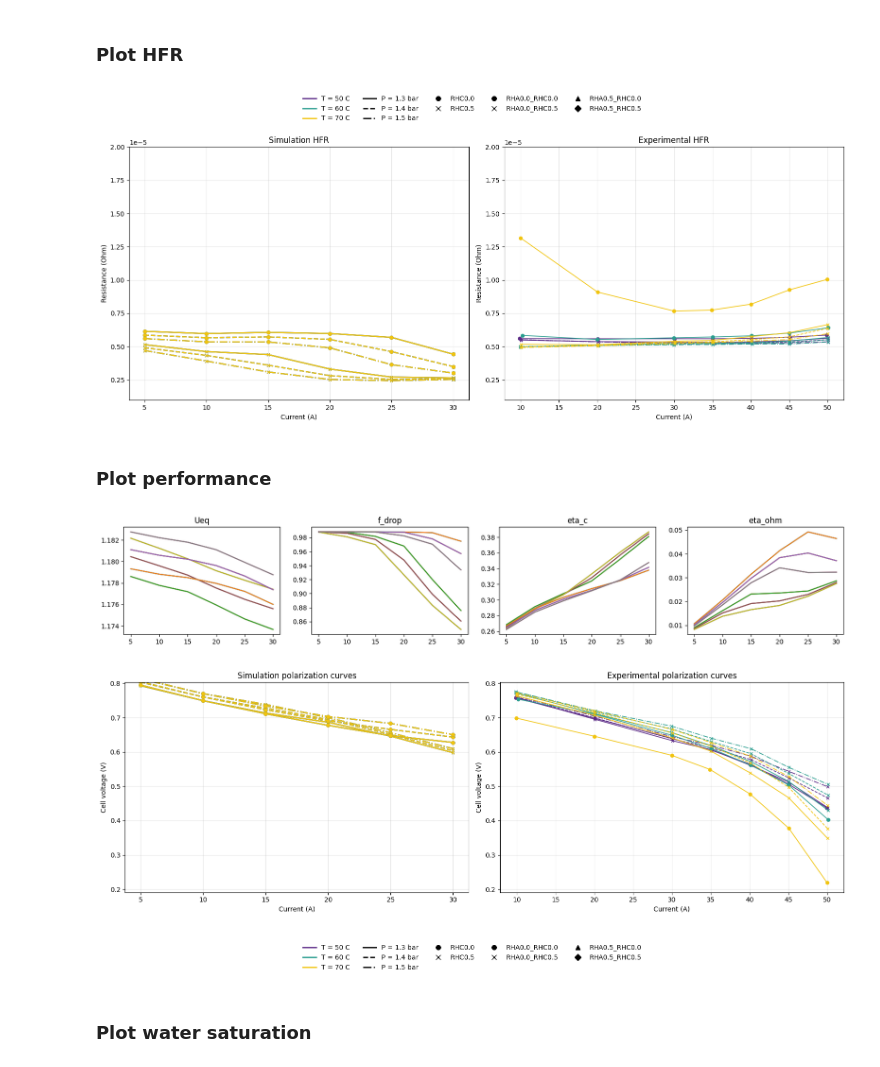
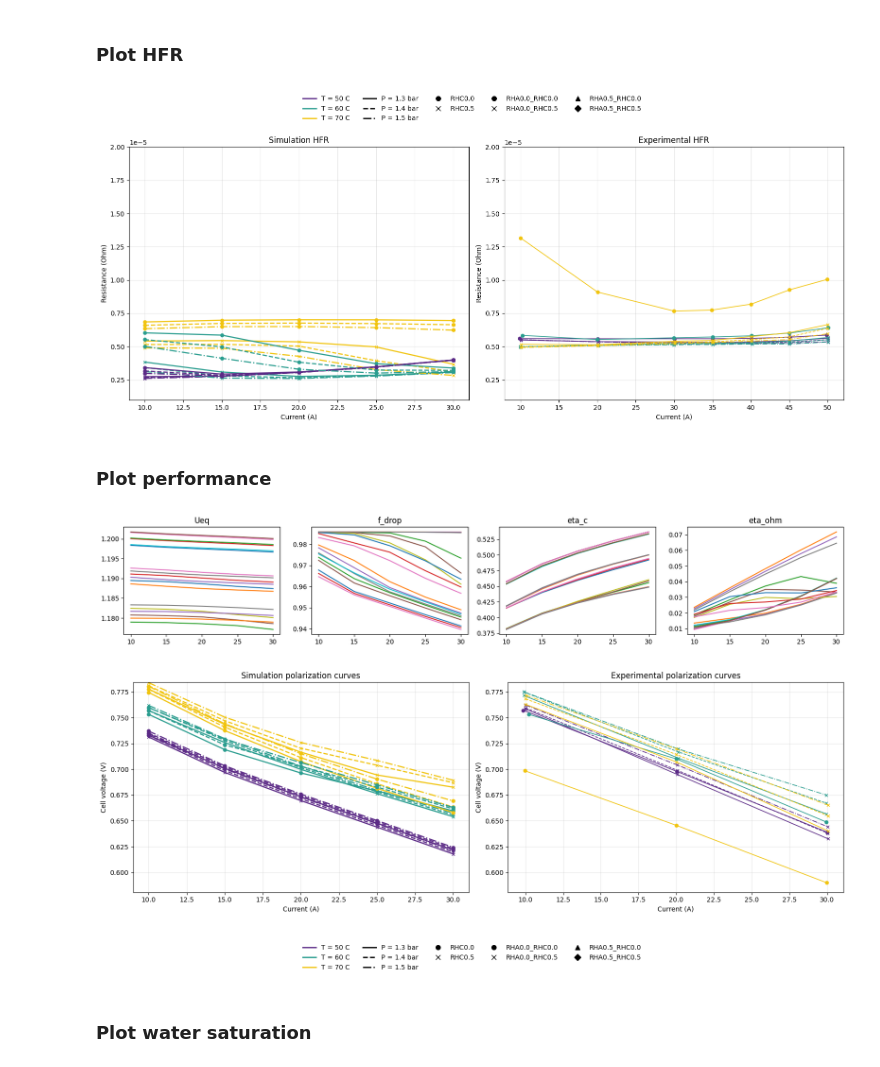
Before and after one commit to YuKwanH/DS-AlphaPEM, a Jupyter notebook: simulation/polar_test/all condition 30A.ipynb, the cells around one changed output. Drawn from its saved outputs; the diff is of its cells as text; code cells hidden in the pictures.

```diff
--- a/simulation/polar_test/all condition 30A.ipynb
+++ b/simulation/polar_test/all condition 30A.ipynb
@@ -27,7 +27,7 @@ from configuration.initialize import *
 Project root path:
 # %%
 pola_tests_sim = {}
-load_points = [5, 10, 15, 20,25, 30]
+load_points = [10, 15, 20,25, 30]
 
 for RHC in [0.5, 0.0]:
     for P_des in [1.3,1.4,1.5]:
@@ -100,32 +100,32 @@ fig.legend(legend_handles, [handle.get_label() for handle in legend_handles], lo
 plt.tight_layout(rect=(0, 0, 1, 0.9))
 plt.show()
 # %% [output]
-[figure, old version]
+[figure, new version]
 # %% [markdown]
 ### Plot performance
 # %%
 fig, axes = plt.subplots(figsize=(20, 3), nrows=1, ncols=4)
 for key, value in pola_tests_sim.items():
     x_profile = value["states"]
     kinetic_profile = {}
     for i in range(len(load_points)):
         x = {var_name: x_profile[var_name][i] for var_name in x_profile.keys()}
-        Ueq, f_drop, eta_c = kinetics(i, x,a_slim=0.01, b_slim=0.09, a_switch=0.05,
-                                                        i0_c_ref=0.1,
-                                                        kappa_c=1,
+        Ueq, f_drop, eta_c = kinetics(i, x, a_slim=0.03, b_slim=0.15, a_switch=0.03,
+                                                        i0_c_ref= 11,
+                                                        kappa_c=0.1,
                                                         operating_inputs=operating_inputs)
         eta_ohm = (np.array(sum(x["Rmem"]), dtype=float) + parameters["Re"]) * x["i_fc"]
         kinetic_profile[i] = {"Ueq": Ueq, "f_drop": f_drop, "eta_c": eta_c, "eta_ohm": eta_ohm}
     axes[0].plot(load_points, [kinetic_profile[i]["Ueq"] for i in range(len(load_points))], label=key)
     axes[0].set_title("Ueq")
     axes[1].plot(load_points, [kinetic_profile[i]["f_drop"] for i in range(len(load_points))], label=key)
     axes[1].set_title("f_drop")
     axes[2].plot(load_points, [kinetic_profile[i]["eta_c"] for i in range(len(load_points))], label=key)
     axes[2].set_title("eta_c")
     axes[3].plot(load_points, [kinetic_profile[i]["eta_ohm"] for i in range(len(load_points))], label=key)
     axes[3].set_title("eta_ohm")
 # %% [output]
-[figure, old version]
+[figure, new version]
 # %%
 fig, ax = plt.subplots(figsize=(16, 6), nrows=1, ncols=2)
 sim_voltage_curves = []
@@ -140,11 +140,11 @@ for key, value in pola_tests_sim.items():
     kinetic_profile = {}
     for i in range(len(load_points)):
         x = {var_name: value["states"][var_name][i] for var_name in value["states"].keys()}
-        Ueq, f_drop, eta_c = kinetics(i, x, a_slim=0.01, b_slim=0.09, a_switch=0.05,
-                                                        i0_c_ref=0.1,
-                                                        kappa_c=3,
+        Ueq, f_drop, eta_c = kinetics(i, x, a_slim=0.03, b_slim=0.15, a_switch=0.03,
+                                                        i0_c_ref= 11,
+                                                        kappa_c=0.1,
                                                         operating_inputs=operating_inputs)
-        eta_ohm = (np.array(sum(x["Rmem"]), dtype=float)  + x["Rccl"] + 2e-6) * x["i_fc"]
+        eta_ohm = (np.array(sum(x["Rmem"]), dtype=float)+ 2e-7) * x["i_fc"]
         kinetic_profile[i] = {"Ueq": Ueq, "f_drop": f_drop, "eta_c": eta_c, "eta_ohm": eta_ohm}
 
     Ueq = np.array([kinetic_profile[i]["Ueq"] for i in range(len(load_points))], dtype=float)
@@ -152,7 +152,7 @@ for key, value in pola_tests_sim.items():
     f_drop = np.array([kinetic_profile[i]["f_drop"] for i in range(len(load_points))], dtype=float)
     eta_ohm = np.array([kinetic_profile[i]["eta_ohm"] for i in range(len(load_points))], dtype=float)
 
-    Ucell = Ueq - 0.13 - eta_act - eta_ohm
+    Ucell = Ueq - eta_act - eta_ohm
     sim_voltage_curves.append(Ucell)
     plot_condition(ax[0], load_points, Ucell, key, linewidth=1.8, markersize=5)
 
@@ -160,7 +160,7 @@ for name, data in pola_testdata.items():
     i_values = data["I_LOAD"].to_numpy(dtype=float)
     v_values = data["VFC"].to_numpy(dtype=float) / n_cell
     exp_voltage_curves.append(v_values)
-    plot_condition(ax[1], i_values, v_values, name, linewidth=1.2, markersize=5)
+    plot_condition(ax[1], i_values[:3], v_values[:3], name, linewidth=1.2, markersize=5)
 
 legend_handles = []
 for temperature, color in temp_colors.items():
@@ -185,7 +185,7 @@ fig.legend(legend_handles, [handle.get_label() for handle in legend_handles], lo
 plt.tight_layout(rect=(0, 0, 1, 0.9))
 plt.show()
 # %% [output]
-[figure, old version]
+[figure, new version]
 # %% [markdown]
 ### Plot water saturation
 # %%
```
Also changed, not shown: parts of 2 cells of this notebook, 2 other files.
